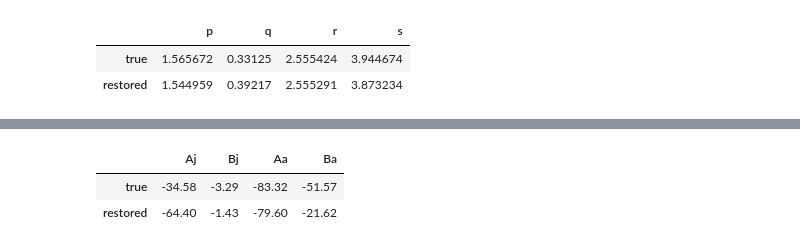
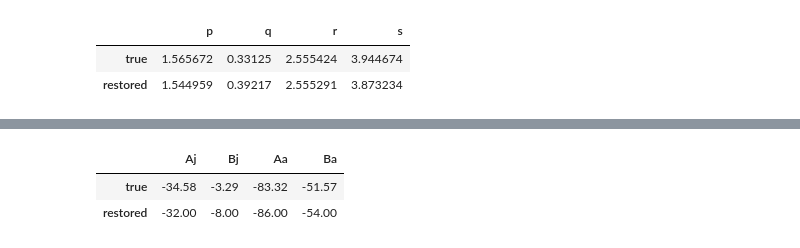
Before and after one commit to Recefi/predator-prey_model, a Jupyter notebook: report.ipynb, the cells around one changed output, grey strips where cells are left out. Saved outputs shown, nothing was run; the diff lists cells and outputs as text; code cells hidden in the pictures.

```diff
--- a/report.ipynb
+++ b/report.ipynb
@@ -135,7 +135,7 @@ display(compareParamData)
 # %%
-tmpData = pd.DataFrame({'Aj': [-34.58, -64.4], 'Bj': [-3.29, -1.43], 'Aa': [-83.32, -79.6], 'Ba': [-51.57, -21.62]}, index=['true', 'restored'])
+tmpData = pd.DataFrame({'Aj': [-34.58, -32.0], 'Bj': [-3.29, -8.0], 'Aa': [-83.32, -86.0], 'Ba': [-51.57, -54.0]}, index=['true', 'restored'])
 display(tmpData)
 # %% [output]
 |  | Aj | Bj | Aa | Ba |
 | true | -34.58 | -3.29 | -83.32 | -51.57 |
-| restored | -64.40 | -1.43 | -79.60 | -21.62 |
+| restored | -32.00 | -8.00 | -86.00 | -54.00 |
```
Also changed, not shown: parts of 1 cell of this notebook, 5 other files.
